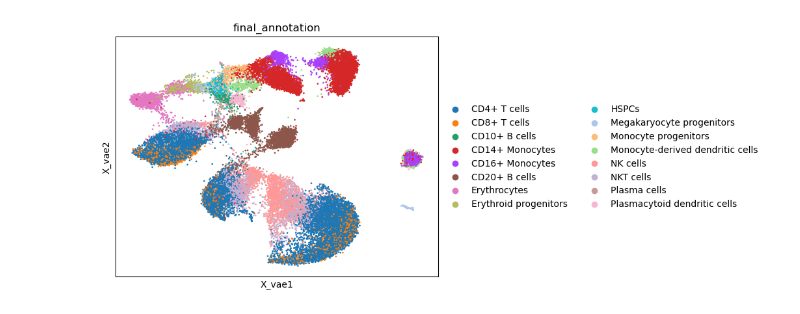
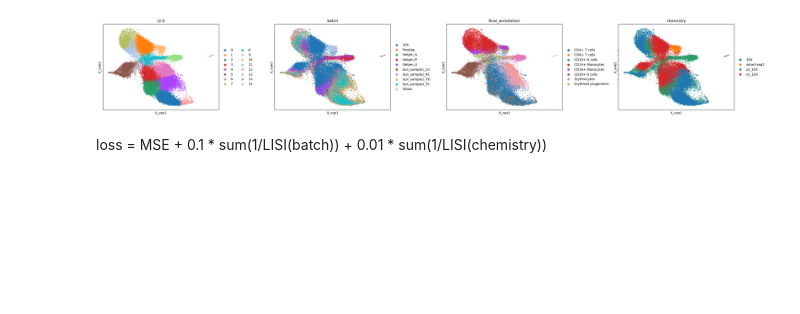
Before and after one commit to annkamsk/mvae, a Jupyter notebook: Benchmark human immune.ipynb, the cells around one changed output. Drawn from its saved outputs; the diff is of its cells as text; code cells hidden in the pictures; blank space fills up the shorter version.

```diff
--- a/Benchmark human immune.ipynb
+++ b/Benchmark human immune.ipynb
@@ -108,10 +76,14 @@ plot_embedding(model, adata, keys=["batch", "final_annotation", "chemistry"], ba
-# %%
-sc.pl.embedding(
-        adata,
-        "X_vae",
-        color=["final_annotation"],
-        size=15,
-        wspace=0.35,
-    )
-# %% [output]
-[figure, removed]
+# %%
+sc.tl.leiden(adata, resolution=2.0, key_added=f"r2.0")
+
+sc.pl.embedding(
+    adata,
+    "X_vae",
+    color=[f"r2.0", "batch", "final_annotation", "chemistry"],
+    size=15,
+    wspace=0.35,
+)
+# %% [output]
+[figure, added]
+# %% [markdown]
+loss = MSE + 0.1 * sum(1/LISI(batch)) + 0.01 * sum(1/LISI(chemistry))
```
Also changed, not shown: parts of 19 cells of this notebook, 9 other files.
